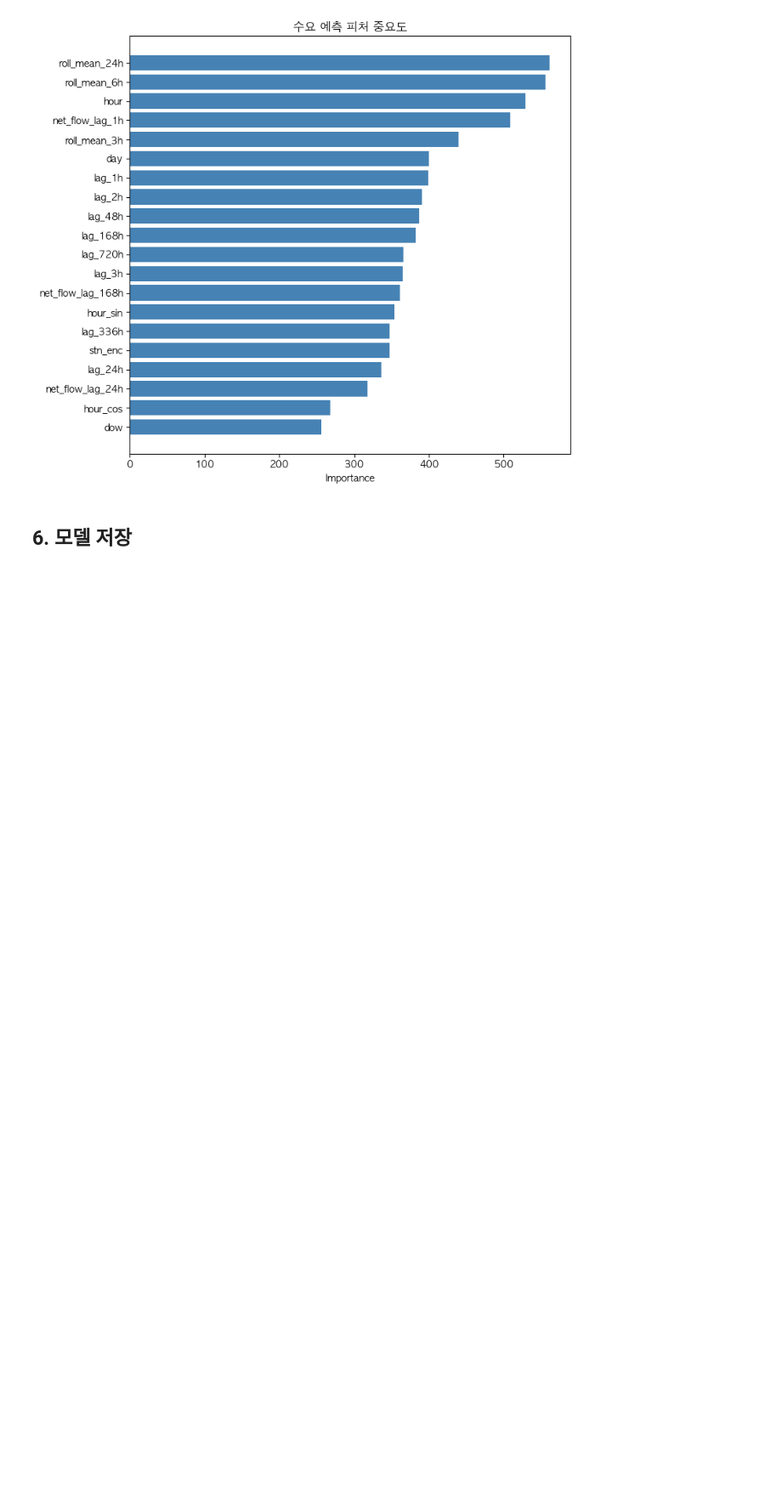
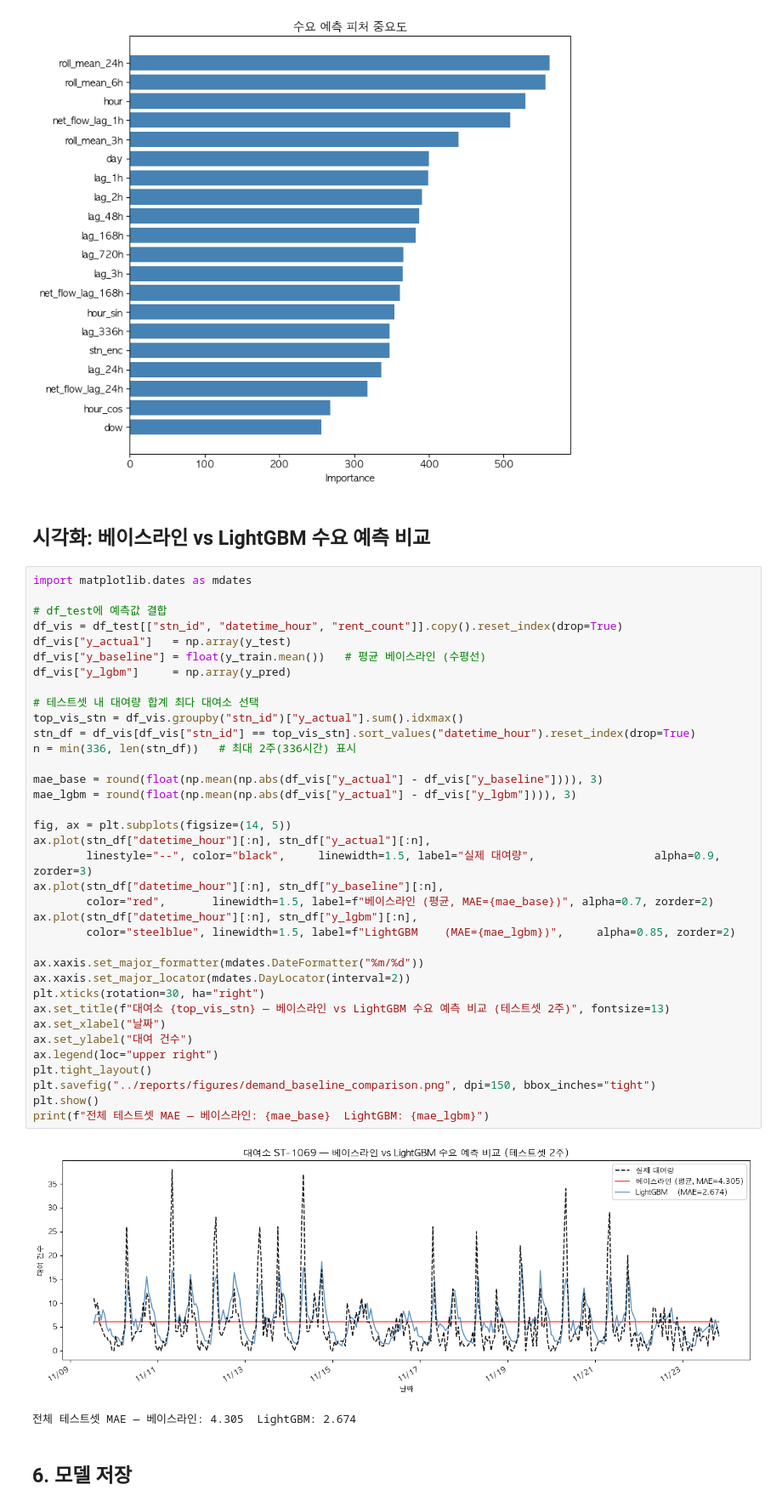
Before and after one commit to ClaraHayoungPark/seoul-bike-ml, a Jupyter notebook: notebooks/02_demand_forecasting.ipynb, the cells around one changed output. Shown at 85% size. Cells and saved outputs as stored; diff of their text form; blank space fills up the shorter version.

```diff
--- a/notebooks/02_demand_forecasting.ipynb
+++ b/notebooks/02_demand_forecasting.ipynb
@@ -306,6 +306,47 @@ plot_feature_importance(
 )
 # %% [output]
 [figure]
+# %% [markdown]
+## 시각화: 베이스라인 vs LightGBM 수요 예측 비교
+# %%
+import matplotlib.dates as mdates
+
+# df_test에 예측값 결합
+df_vis = df_test[["stn_id", "datetime_hour", "rent_count"]].copy().reset_index(drop=True)
+df_vis["y_actual"]   = np.array(y_test)
+df_vis["y_baseline"] = float(y_train.mean())   # 평균 베이스라인 (수평선)
+df_vis["y_lgbm"]     = np.array(y_pred)
+
+# 테스트셋 내 대여량 합계 최다 대여소 선택
+top_vis_stn = df_vis.groupby("stn_id")["y_actual"].sum().idxmax()
+stn_df = df_vis[df_vis["stn_id"] == top_vis_stn].sort_values("datetime_hour").reset_index(drop=True)
+n = min(336, len(stn_df))   # 최대 2주(336시간) 표시
+
+mae_base = round(float(np.mean(np.abs(df_vis["y_actual"] - df_vis["y_baseline"]))), 3)
+mae_lgbm = round(float(np.mean(np.abs(df_vis["y_actual"] - df_vis["y_lgbm"]))), 3)
+
+fig, ax = plt.subplots(figsize=(14, 5))
+ax.plot(stn_df["datetime_hour"][:n], stn_df["y_actual"][:n],
+        linestyle="--", color="black",     linewidth=1.5, label="실제 대여량",                  alpha=0.9, zorder=3)
+ax.plot(stn_df["datetime_hour"][:n], stn_df["y_baseline"][:n],
+        color="red",       linewidth=1.5, label=f"베이스라인 (평균, MAE={mae_base})", alpha=0.7, zorder=2)
+ax.plot(stn_df["datetime_hour"][:n], stn_df["y_lgbm"][:n],
+        color="steelblue", linewidth=1.5, label=f"LightGBM    (MAE={mae_lgbm})",     alpha=0.85, zorder=2)
+
+ax.xaxis.set_major_formatter(mdates.DateFormatter("%m/%d"))
+ax.xaxis.set_major_locator(mdates.DayLocator(interval=2))
+plt.xticks(rotation=30, ha="right")
+ax.set_title(f"대여소 {top_vis_stn} — 베이스라인 vs LightGBM 수요 예측 비교 (테스트셋 2주)", fontsize=13)
+ax.set_xlabel("날짜")
+ax.set_ylabel("대여 건수")
+ax.legend(loc="upper right")
+plt.tight_layout()
+plt.savefig("../reports/figures/demand_baseline_comparison.png", dpi=150, bbox_inches="tight")
+plt.show()
+print(f"전체 테스트셋 MAE — 베이스라인: {mae_base}  LightGBM: {mae_lgbm}")
+# %% [output]
+[figure, added]
+전체 테스트셋 MAE — 베이스라인: 4.305  LightGBM: 2.674
 # %% [markdown]
 ## 6. 모델 저장
 # %%
```
Also changed, not shown: 4 other files.
